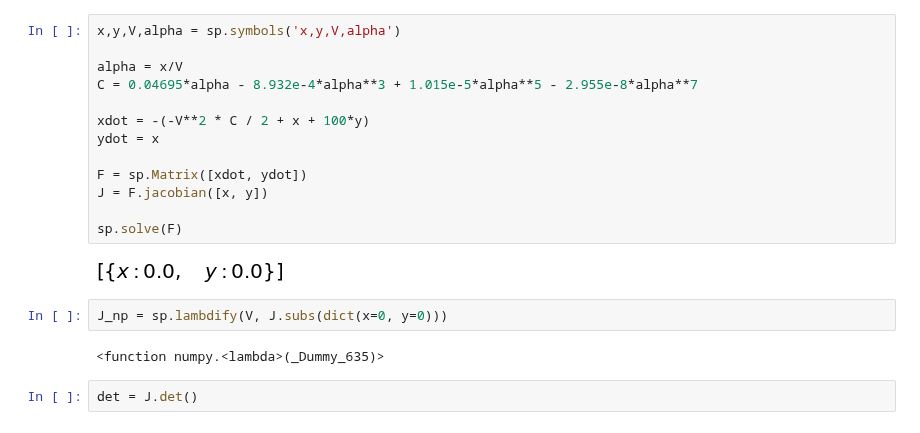
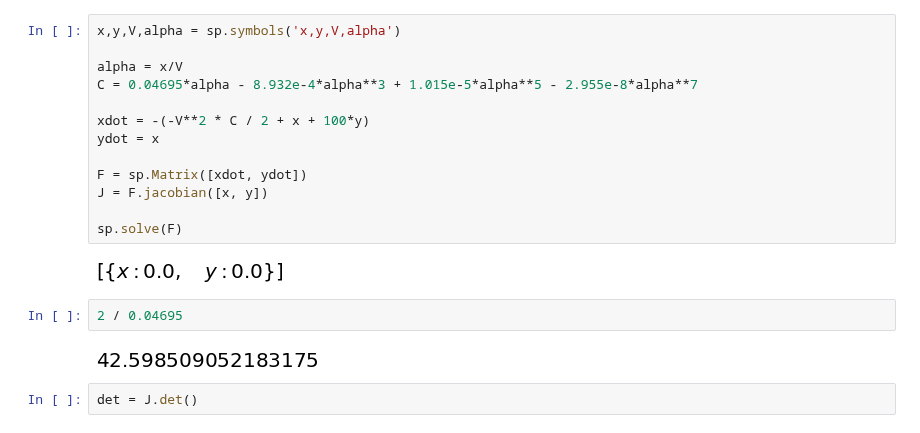
Before and after one commit to tfiers/strogatz, a Jupyter notebook: notebooks/4_Gallop.ipynb, the cells around one changed output. Cells and saved outputs as stored; diff of their text form.

```diff
--- a/notebooks/4_Gallop.ipynb
+++ b/notebooks/4_Gallop.ipynb
@@ -18,10 +16,10 @@ J = F.jacobian([x, y])
 sp.solve(F)
 # %% [output]
 [figure]
-# %%
-J_np = sp.lambdify(V, J.subs(dict(x=0, y=0)))
-# %% [output]
-<function numpy.<lambda>(_Dummy_635)>
+# %%
+2 / 0.04695
+# %% [output]
+[figure, added]
 # %%
 det = J.det()
 # %% [output]
```
Also changed, not shown: parts of 5 cells of this notebook, 9 other files.
